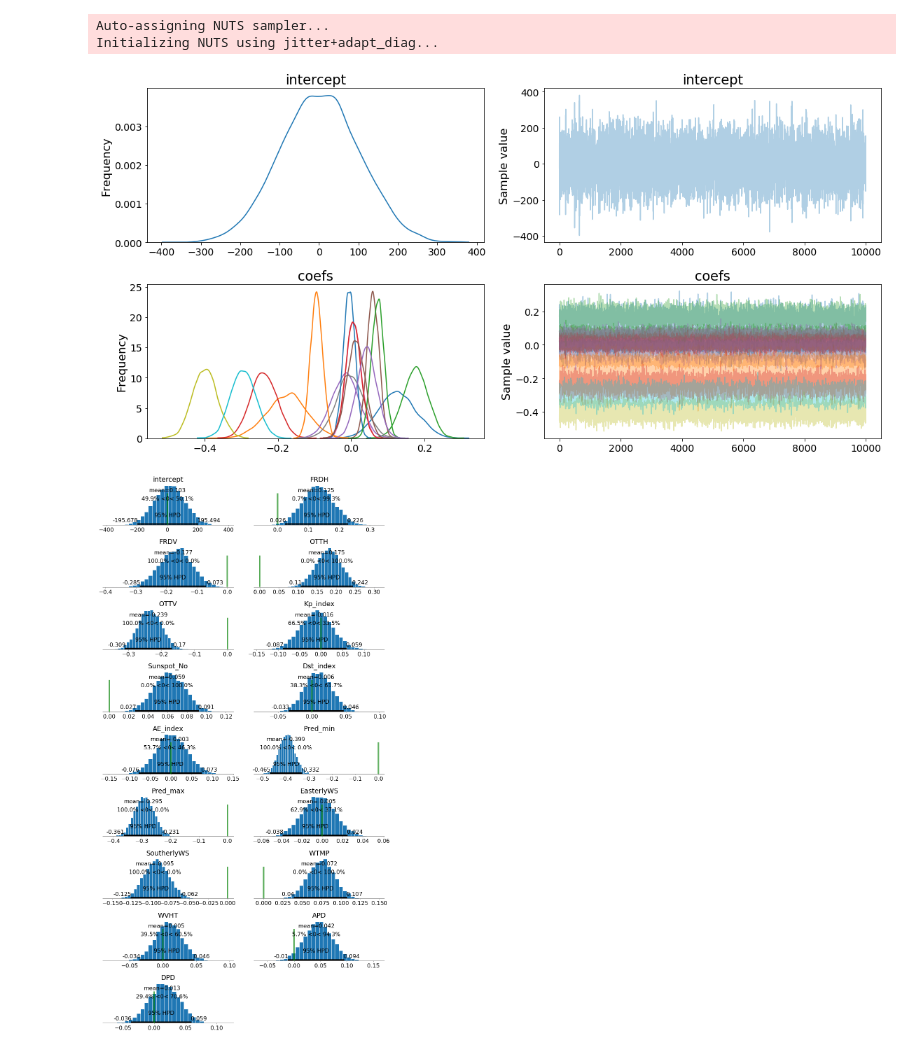
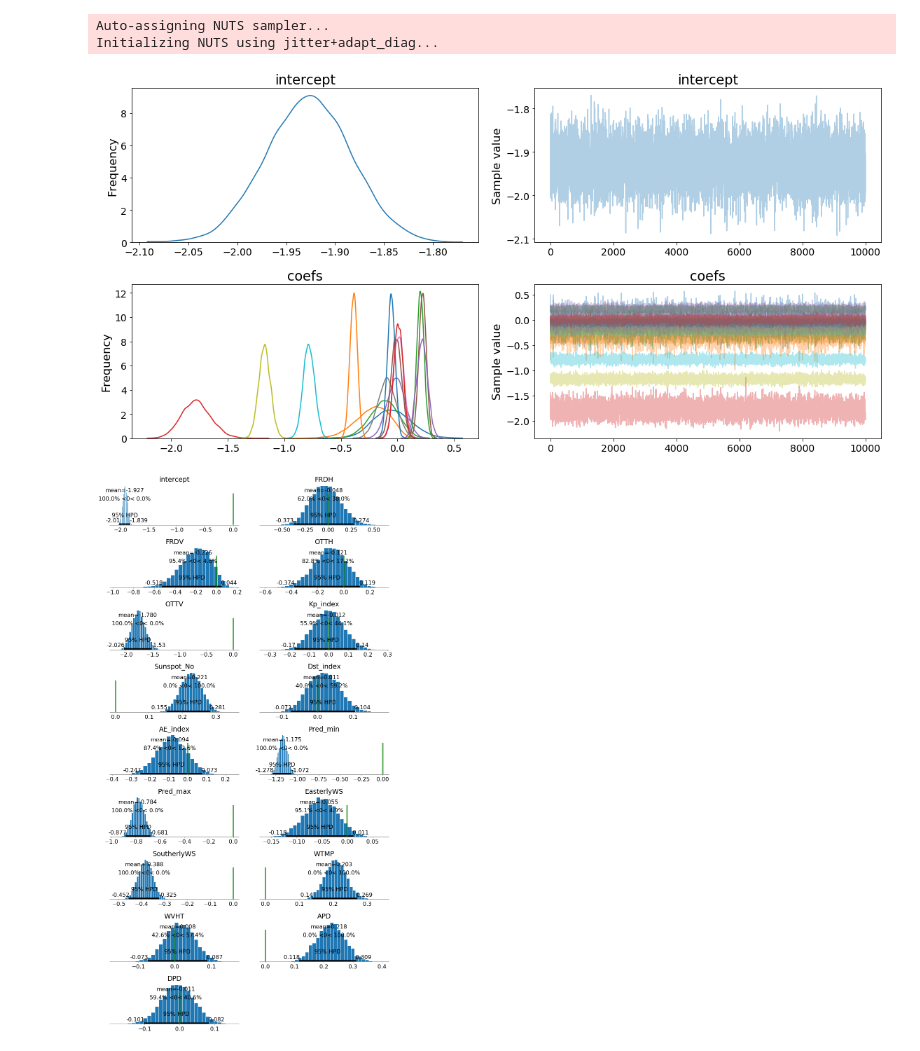
Before and after one commit to madHatter106/beaching, a Jupyter notebook: V2_1709/ML_Poisson_1.ipynb, the cells around one changed output. Drawn from its saved outputs; the diff is of its cells as text; code cells hidden in the pictures.

Commit message:
forward with poisson regs
added some comparative models

```diff
--- a/V2_1709/ML_Poisson_1.ipynb
+++ b/V2_1709/ML_Poisson_1.ipynb
@@ -108,3 +108,10 @@ dfClLbls.NUM_ANIMALS.max()
 y_all_obs = dfClLbls.NUM_ANIMALS.values
 y_Lag_obs = dfClLbls['SPECIES_Lagenorhynchus acutus'].values
 y_Del_obs = dfClLbls['SPECIES_Delphinus delphis'].values
+# %%
+with pm.Model() as m0:
+    intercept = pm.Normal('intercept', 0, 100)
+    mu = tt.exp(intercept)
+    y_pred = pm.Poisson('y_pred', mu=mu, observed=y_all_obs)
+    start = pm.find_MAP()
+    trace_m0 = pm.sample(10000, start=start)
@@ -112,11 +126,11 @@ y_Del_obs = dfClLbls['SPECIES_Delphinus delphis'].values
 with pm.Model() as m1:
     intercept = pm.Normal('intercept', 0, 100)
     coefs = pm.Normal('coefs', 0, 100, shape=16)
-    mu = tt.exp(pm.math.dot(coefs, X_all_sp_s.T))
+    mu = tt.exp(pm.math.dot(coefs, X_all_sp_s.T) + intercept)
     y_pred = pm.Poisson('y_pred', mu=mu, observed=y_all_obs)
     start = pm.find_MAP()
     #step = pm.Metropolis()
-    trace = pm.sample(10000, start=start)#, step=step)
+    trace_m1 = pm.sample(10000, start=start)#, step=step)
 # %% [output]
 Auto-assigning NUTS sampler...
 Initializing NUTS using jitter+adapt_diag...
@@ -125,7 +137,7 @@ Initializing NUTS using jitter+adapt_diag...
 # %%
-pm.traceplot(trace, figsize=(16, 8));
+pm.traceplot(trace_m1, figsize=(16, 8));
 # %% [output]
-[figure, old version]
+[figure, new version]
 # %%
 ax = pm.plot_posterior(trace, ref_val=0)
 for axi, flbl in zip(ax[1:].ravel(), dfClFeats.columns.tolist()[2:]):
@@ -133,4 +145,4 @@ for axi, flbl in zip(ax[1:].ravel(), dfClFeats.columns.tolist()[2:]):
 f = pl.gcf()
 f.savefig('../FigJar/Poisson_all.png', format='png', dpi=300)
 # %% [output]
-[figure, old version]
+[figure, new version]
```
Also changed, not shown: parts of 14 cells of this notebook, 3 other files.
